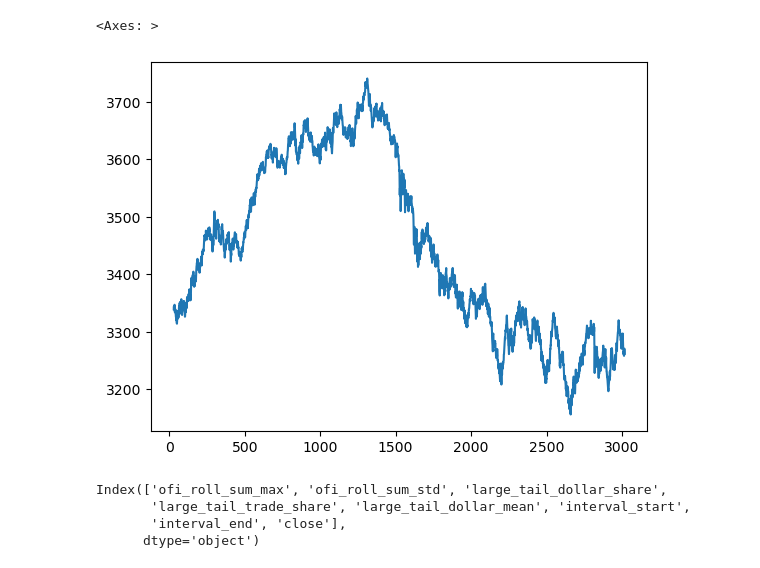
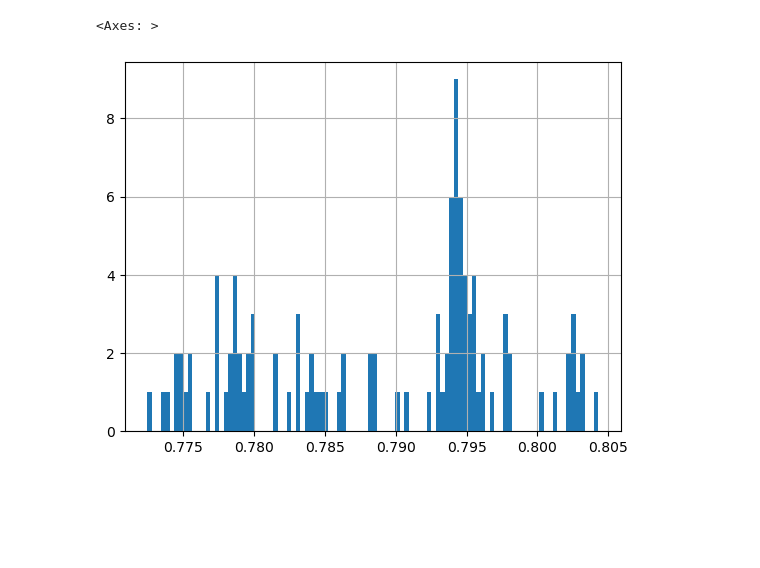
Before and after one commit to aamingaa/crypto-trade, a Jupyter notebook: strategy/fusion/hourly_pipeline.ipynb, the cells around one changed output. Drawn from its saved outputs; the diff is of its cells as text; code cells hidden in the pictures; blank space fills up the shorter version.

```diff
--- a/strategy/fusion/hourly_pipeline.ipynb
+++ b/strategy/fusion/hourly_pipeline.ipynb
@@ -1100,15 +1175,8 @@ X2
-# %%
-bars.close.plot()
-# %% [output]
-<Axes: >
-[figure, removed]
-# %%
-X2_y_pd.columns
-# %% [output]
-Index(['ofi_roll_sum_max', 'ofi_roll_sum_std', 'large_tail_dollar_share',
-       'large_tail_trade_share', 'large_tail_dollar_mean', 'interval_start',
-       'interval_end', 'close'],
-      dtype='object')
+# %%
+X2_y_pd.large_tail_dollar_share.hist(bins=100)
+# %% [output]
+<Axes: >
+[figure, added]
 # %%
 # ofi_roll_sum_max_mean = ta.MA(ofi_roll_sum_max,10)
 # ofi_roll_sum_max_std = ta.STDDEV(ofi_roll_sum_max,10)
```
Also changed, not shown: parts of 20 cells of this notebook, 3 other files.
